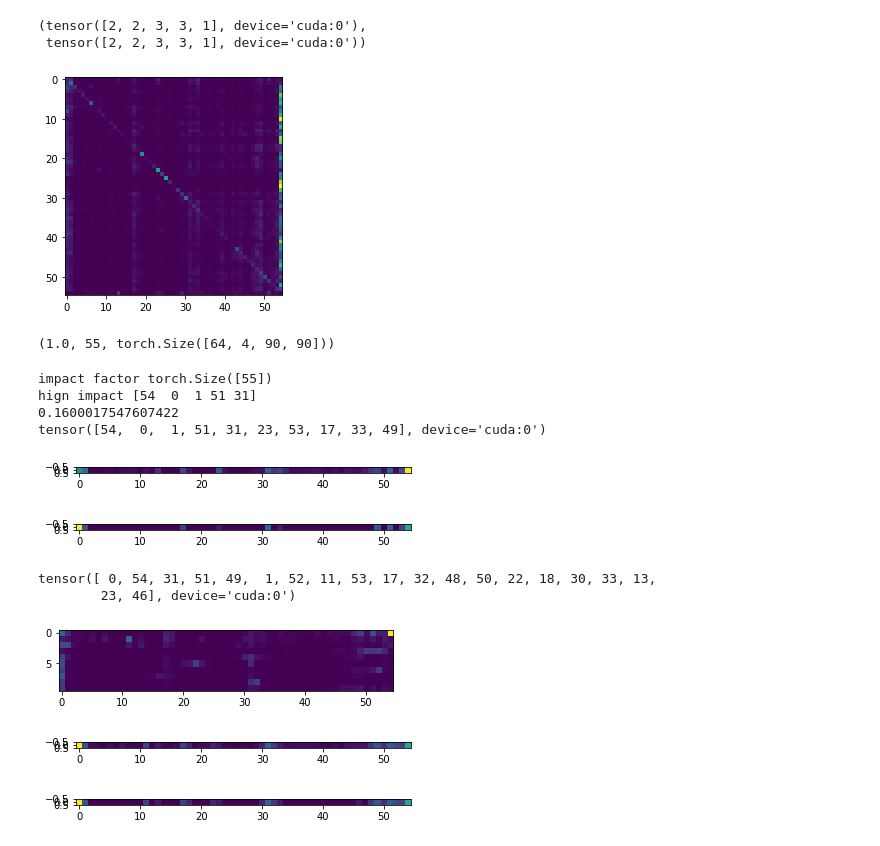
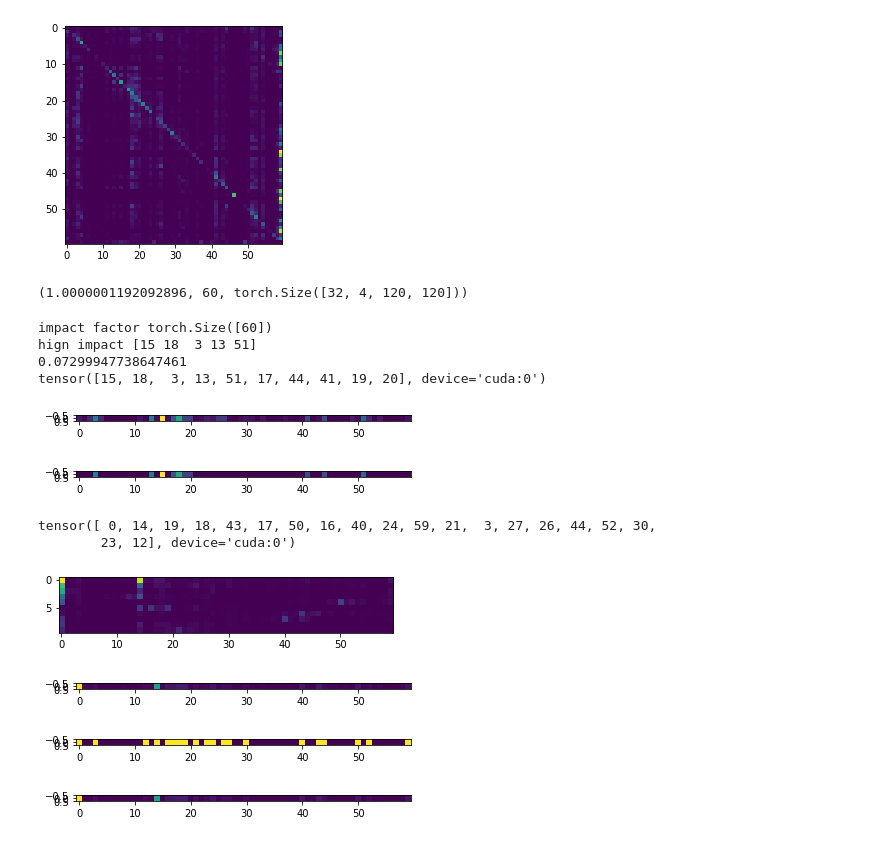
Before and after one commit to gmlwns2000/sttabt, a Jupyter notebook: attention_clipping.ipynb, the cells around one changed output. Cells and saved outputs as stored; diff of their text form; code cells hidden in the pictures.

Commit message:
update attention clipping

```diff
--- a/attention_clipping.ipynb
+++ b/attention_clipping.ipynb
@@ -5,7 +5,7 @@ import torch.nn.functional as F
 from trainer.classification import Trainer
 import matplotlib.pyplot as plt
 # %%
-trainer = Trainer(batch_size=64)
+trainer = Trainer(batch_size=32)
 trainer.load()
 # %% [output]
 Classification Dataset Stat.: name:AG_NEWS, nclass:5, max_len:1012, avg_len:236.477525, count:120000
@@ -39,4 +18,6 @@ BertClassification(
 # %%
+batch = trainer.get_batch()
+trainer.model = trainer.model.eval()
 bert = trainer.model.bert
 fc = trainer.model.classifier
 
@@ -49,11 +30,8 @@ def eval(model):
     )
     last_hidden = lm_output.last_hidden_state[:,0,:]
     x = fc(last_hidden)
-    return torch.argmax(x, dim=-1)[:5], batch.labels[:5]
-eval(bert)
+    return torch.argmax(x, dim=-1), batch.labels, lm_output
+output, labels, lm_output = eval(bert)
-# %% [output]
-(tensor([2, 2, 3, 3, 1], device='cuda:0'),
- tensor([2, 2, 3, 3, 1], device='cuda:0'))
 # %%
 LAYER = -1
 BATCH = 0
@@ -65,8 +43,8 @@ plt.show()
 
 torch.sum(lm_output.attentions[LAYER][BATCH][HEAD][0,:N]).item(), N, lm_output.attentions[0].shape
 # %% [output]
-[figure, old version]
+[figure, new version]
-(1.0, 55, torch.Size([64, 4, 90, 90]))
+(1.0000001192092896, 60, torch.Size([32, 4, 120, 120]))
 # %%
 NBATCH = batch.input_ids.shape[0]
 LAYER = 3
@@ -88,49 +66,70 @@ def update_input_mask_from_previous_attention(attention_mask, previous_attention
 
     input_indcies = []
     input_impacts = []
     for i, idxs in enumerate(output_token_indcies):
         N = torch.sum(attention_mask[i])
 
         a = previous_attention[i,:,:N,:N]
         a = torch.sum(a, dim=0)
         a = a[idxs, :] * output_token_impact[i].view(-1, 1)
         a = torch.sum(a, dim=0)
 
         b, c = torch.topk(a, k)
         input_indcies.append(c)
         input_impacts.append(b)
 
     input_mask = torch.zeros(NBATCH, attention_mask.shape[1], device=previous_attention.device)#, dtype=previous_attention.dtype)
     for i, idxs in enumerate(input_indcies):
         for k in idxs:
             input_mask[i, k] = 1.0
 
     return input_mask, input_indcies, input_impacts
 
 t = time.time()
-mask, indcies, impacts = update_input_mask_from_previous_attention(batch.attention_masks, lm_output.attentions[LAYER], [[0]] * NBATCH, torch.ones(NBATCH, 1, device=batch.device, dtype=torch.float32), k=10)
-mask2, indices2, impacts2 = update_input_mask_from_previous_attention(batch.attention_masks, lm_output.attentions[LAYER-1], indcies, impacts, k=20)
+mask, indices, impacts = update_input_mask_from_previous_attention(
+    batch.attention_masks,
+    lm_output.attentions[LAYER],
+    [[0]] * NBATCH,
+    torch.ones(NBATCH, 1, device=batch.device, dtype=torch.float32),
+    k=10
+)
+mask2, indices2, impacts2 = update_input_mask_from_previous_attention(
+    batch.attention_masks,
+    lm_output.attentions[LAYER-1],
+    indices,
+    impacts,
+    k=20
+)
 print(time.time() - t)
 mask2.shape, batch.attention_masks.shape
 def plot_grid(grid):
     plt.imshow(grid.cpu().detach().numpy())
+    #plt.colorbar()
     plt.show()
-print(indcies[0])
-plot_grid(torch.sum(lm_output.attentions[LAYER][0], dim=0)[:1, :N])
-plot_grid(torch.sum(torch.sum(lm_output.attentions[LAYER-1][0], dim=0)[indcies[0],:N]*impacts[0].view(-1,1), dim=0).view(1,-1) * mask[0][:N])
+
+print(indices[0])
+last_output_attentions = torch.sum(lm_output.attentions[LAYER][0], dim=0)[[0], :N]
+plot_grid(last_output_attentions)
+last_output_attentions_input_masked = last_output_attentions * mask[0][:N]
+plot_grid(last_output_attentions_input_masked)
+
 print(indices2[0])
-plot_grid(torch.sum(lm_output.attentions[LAYER-1][0], dim=0)[indcies[0],:N]*impacts[0].view(-1,1))
-plot_grid(torch.sum(torch.sum(lm_output.attentions[LAYER-1][0], dim=0)[indcies[0],:N]*impacts[0].view(-1,1), dim=0).view(1,-1))
-plot_grid(torch.sum(torch.sum(lm_output.attentions[LAYER-1][0], dim=0)[indcies[0],:N]*impacts[0].view(-1,1), dim=0).view(1,-1) * mask2[0][:N])
+second_output_attentions = torch.sum(lm_output.attentions[LAYER-1][0], dim=0)[indices[0],:N]*impacts[0].view(-1,1)
+plot_grid(second_output_attentions)
+second_output_attentions_impact = torch.sum(second_output_attentions, dim=0).view(1,-1)
+plot_grid(second_output_attentions_impact)
+plot_grid(mask2[0][:N].view(1,-1))
+plot_grid(second_output_attentions_impact * mask2[0][:N])
 # %% [output]
-impact factor torch.Size([55])
-hign impact [54  0  1 51 31]
-0.1600017547607422
-tensor([54,  0,  1, 51, 31, 23, 53, 17, 33, 49], device='cuda:0')
+impact factor torch.Size([60])
+hign impact [15 18  3 13 51]
+0.07299947738647461
+tensor([15, 18,  3, 13, 51, 17, 44, 41, 19, 20], device='cuda:0')
-[figure, old version]
+[figure, new version]
-[figure, old version]
+[figure, new version]
-tensor([ 0, 54, 31, 51, 49,  1, 52, 11, 53, 17, 32, 48, 50, 22, 18, 30, 33, 13,
-        23, 46], device='cuda:0')
+tensor([ 0, 14, 19, 18, 43, 17, 50, 16, 40, 24, 59, 21,  3, 27, 26, 44, 52, 30,
+        23, 12], device='cuda:0')
-[figure, old version]
+[figure, new version]
-[figure, old version]
+[figure, new version]
-[figure, old version]
+[figure, new version]
+[figure, added]
```
Also changed, not shown: parts of 4 cells of this notebook.
